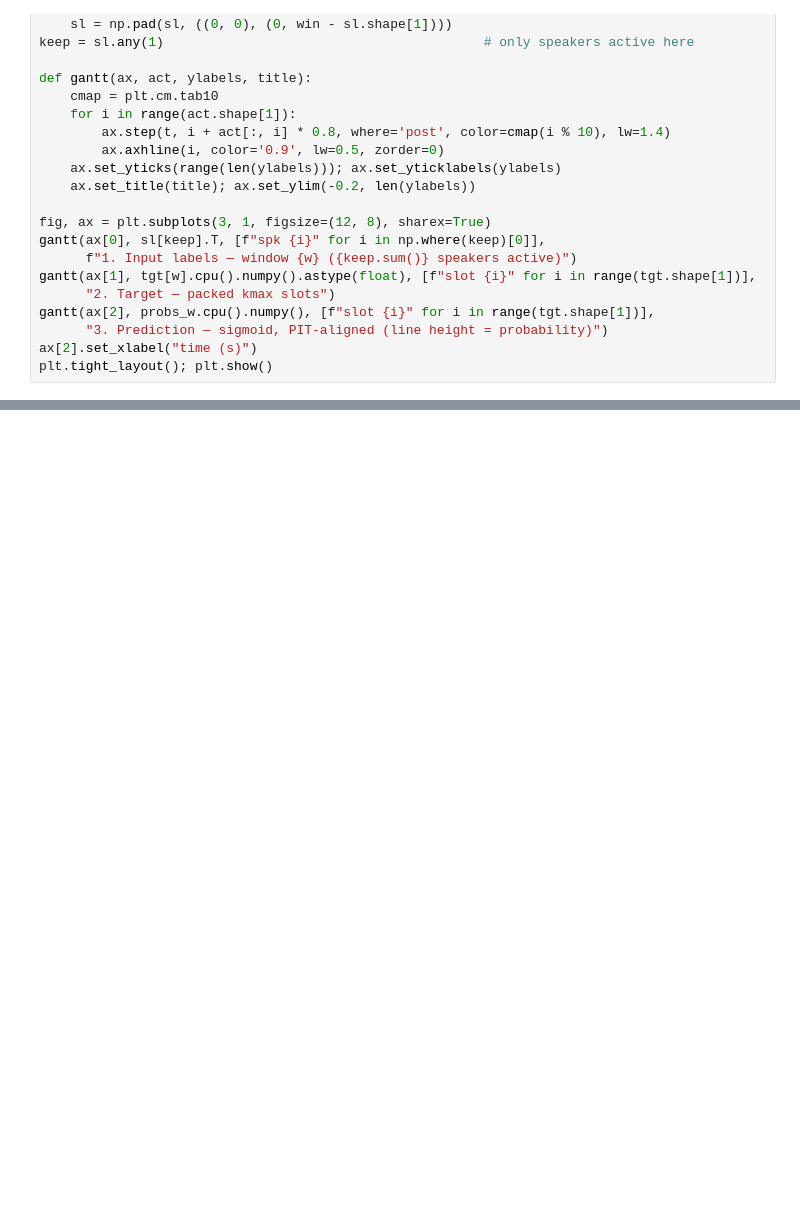
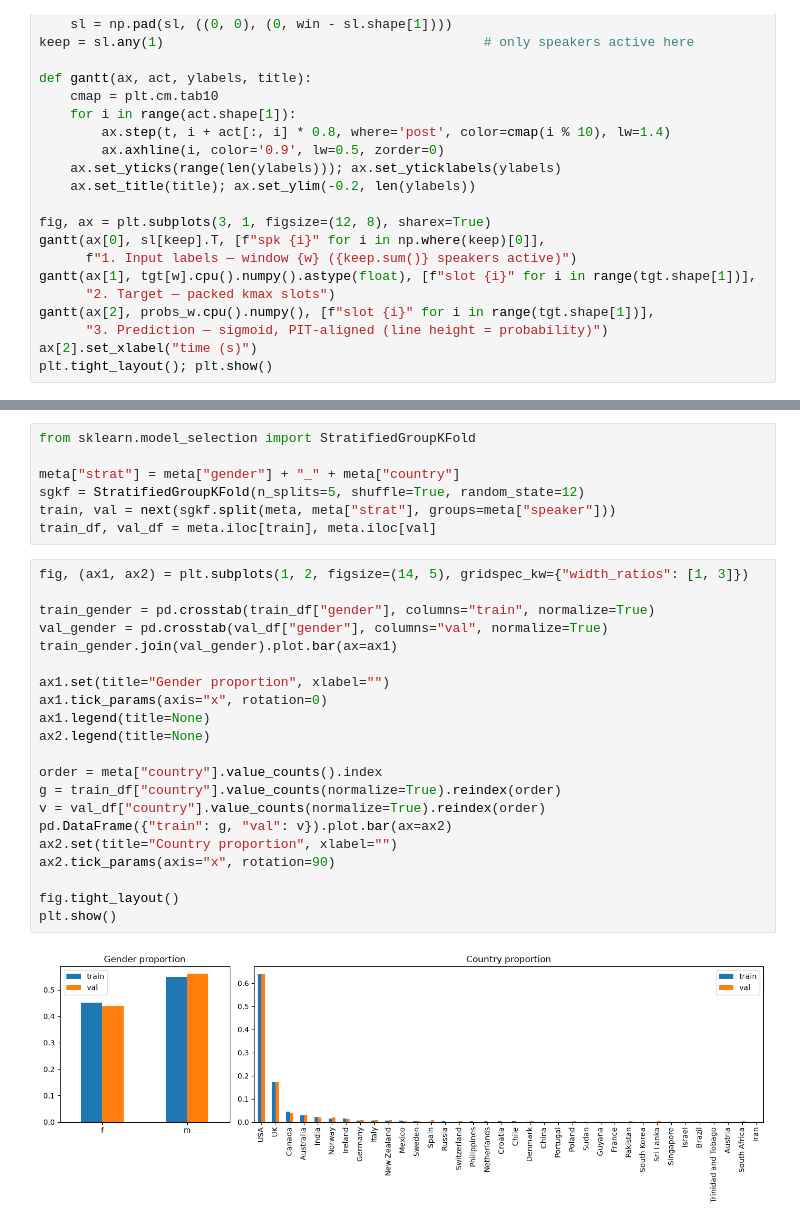
Before and after one commit to ALEGATOR1209/kse-deep-audio-lab2, a Jupyter notebook: lab2.ipynb, the cells around one changed output, grey strips where cells are left out. Drawn from its saved outputs; the diff is of its cells as text; blank space fills up the shorter version.

```diff
--- a/lab2.ipynb
+++ b/lab2.ipynb
@@ -341,0 +323,30 @@ plt.tight_layout(); plt.show()
+# %%
+from sklearn.model_selection import StratifiedGroupKFold
+
+meta["strat"] = meta["gender"] + "_" + meta["country"]
+sgkf = StratifiedGroupKFold(n_splits=5, shuffle=True, random_state=12)
+train, val = next(sgkf.split(meta, meta["strat"], groups=meta["speaker"]))
+train_df, val_df = meta.iloc[train], meta.iloc[val]
+# %%
+fig, (ax1, ax2) = plt.subplots(1, 2, figsize=(14, 5), gridspec_kw={"width_ratios": [1, 3]})
+
+train_gender = pd.crosstab(train_df["gender"], columns="train", normalize=True)
+val_gender = pd.crosstab(val_df["gender"], columns="val", normalize=True)
+train_gender.join(val_gender).plot.bar(ax=ax1)
+
+ax1.set(title="Gender proportion", xlabel="")
+ax1.tick_params(axis="x", rotation=0)
+ax1.legend(title=None)
+ax2.legend(title=None)
+
+order = meta["country"].value_counts().index
+g = train_df["country"].value_counts(normalize=True).reindex(order)
+v = val_df["country"].value_counts(normalize=True).reindex(order)
+pd.DataFrame({"train": g, "val": v}).plot.bar(ax=ax2)
+ax2.set(title="Country proportion", xlabel="")
+ax2.tick_params(axis="x", rotation=90)
+
+fig.tight_layout()
+plt.show()
+# %% [output]
+[figure, added]
```
Also changed, not shown: parts of 12 cells of this notebook, 3 other files.
